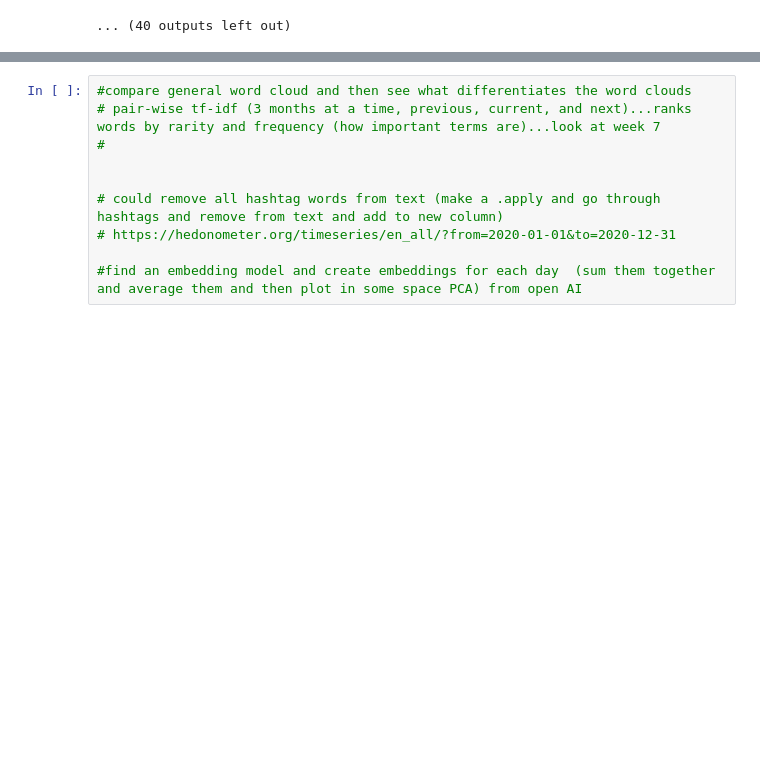
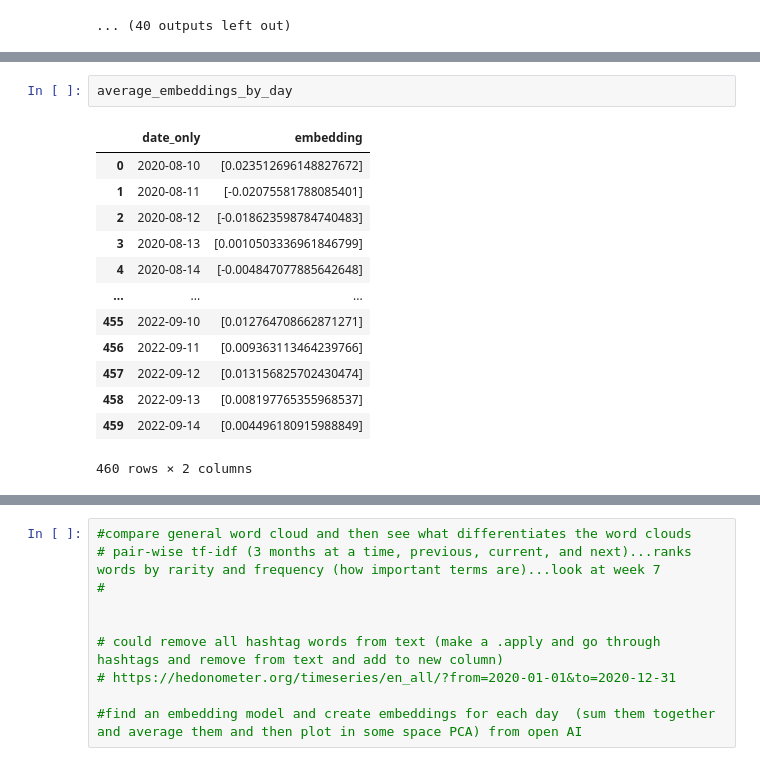
Before and after one commit to Nina-mvH/Sentiment-Analysis-on-Covid-Tweets, a Jupyter notebook: sentiment-analysis-on-vaccine-tweets.ipynb, the cells around one changed output, grey strips where cells are left out. Saved outputs shown, nothing was run; the diff lists cells and outputs as text; blank space fills up the shorter version.

```diff
--- a/sentiment-analysis-on-vaccine-tweets.ipynb
+++ b/sentiment-analysis-on-vaccine-tweets.ipynb
@@ -446,0 +440,16 @@ usa_data.to_csv('usa_data.csv',index=False)
+# %%
+average_embeddings_by_day
+# %% [output]
+|  | date_only | embedding |
+| 0 | 2020-08-10 | [0.023512696148827672] |
+| 1 | 2020-08-11 | [-0.02075581788085401] |
+| 2 | 2020-08-12 | [-0.018623598784740483] |
+| 3 | 2020-08-13 | [0.0010503336961846799] |
+| 4 | 2020-08-14 | [-0.004847077885642648] |
+| ... | ... | ... |
+| 455 | 2022-09-10 | [0.012764708662871271] |
+| 456 | 2022-09-11 | [0.009363113464239766] |
+| 457 | 2022-09-12 | [0.013156825702430474] |
+| 458 | 2022-09-13 | [0.008197765355968537] |
+| 459 | 2022-09-14 | [0.004496180915988849] |
+460 rows × 2 columns
```
Also changed, not shown: parts of 27 cells of this notebook.
